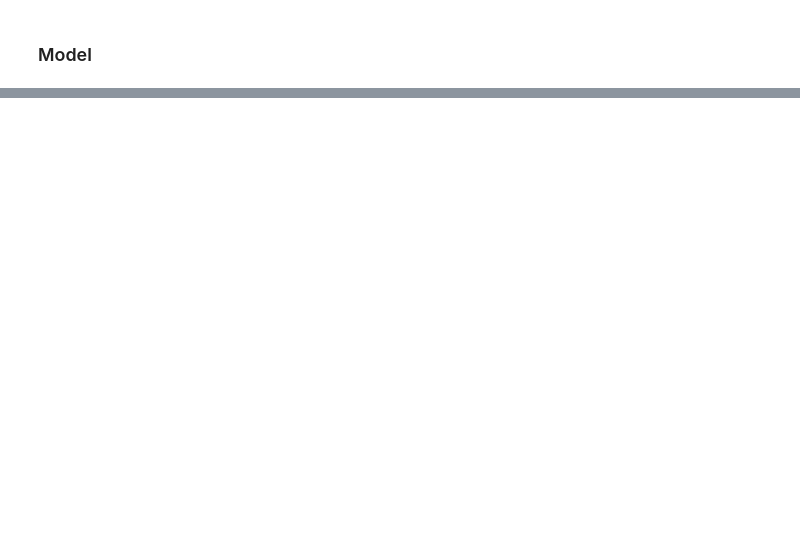
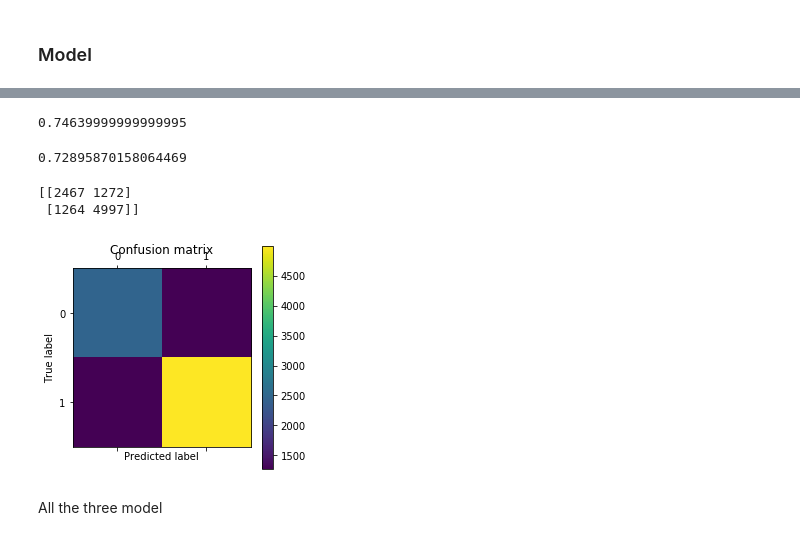
Before and after one commit to gogowenzhang/ride-sharing-churn-prediction, a Jupyter notebook: churn_prediction.ipynb, the cells around one changed output, grey strips where cells are left out. Drawn from its saved outputs; the diff is of its cells as text; code cells hidden in the pictures; blank space fills up the shorter version.

```diff
--- a/churn_prediction.ipynb
+++ b/churn_prediction.ipynb
@@ -383,0 +523,3 @@ See the caveats in the documentation: http://pandas.pydata.org/pandas-docs/stabl
+# %%
+rfc = RandomForestClassifier(n_estimators=500, n_jobs=-1)
+rfc.fit(X_train, y_train)
@@ -383,0 +534,16 @@ See the caveats in the documentation: http://pandas.pydata.org/pandas-docs/stabl
+# %%
+rfc.score(X_test, y_test)
+# %% [output]
+0.74639999999999995
+# %%
+skm.roc_auc_score(y_test, rfc.predict(X_test))
+# %% [output]
+0.72895870158064469
+# %%
+plot_confusion_matrix(rfc, X_test, y_test)
+# %% [output]
+[[2467 1272]
+ [1264 4997]]
+[figure, added]
+# %% [markdown]
+All the three model
```
Also changed, not shown: parts of 41 cells of this notebook.
